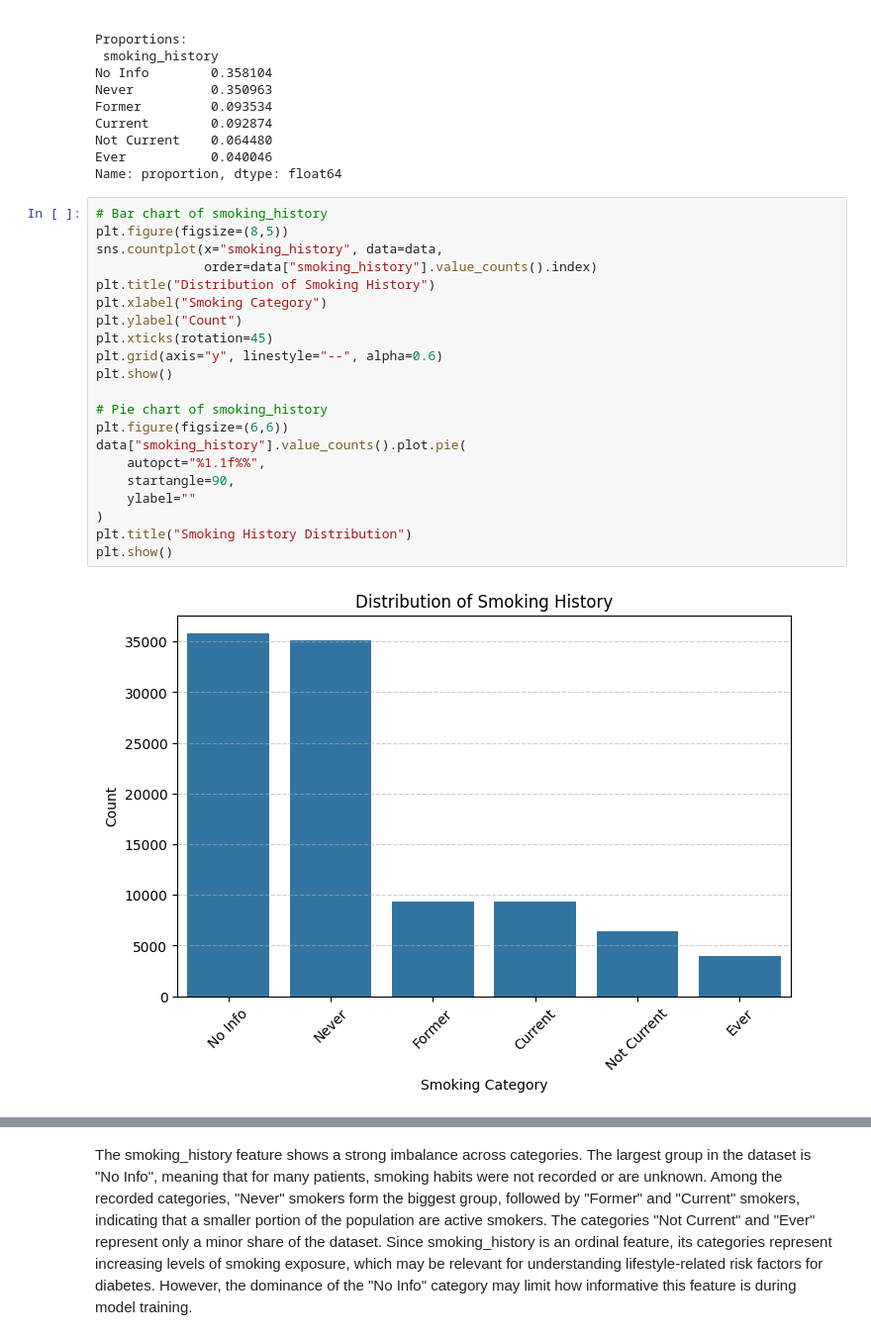
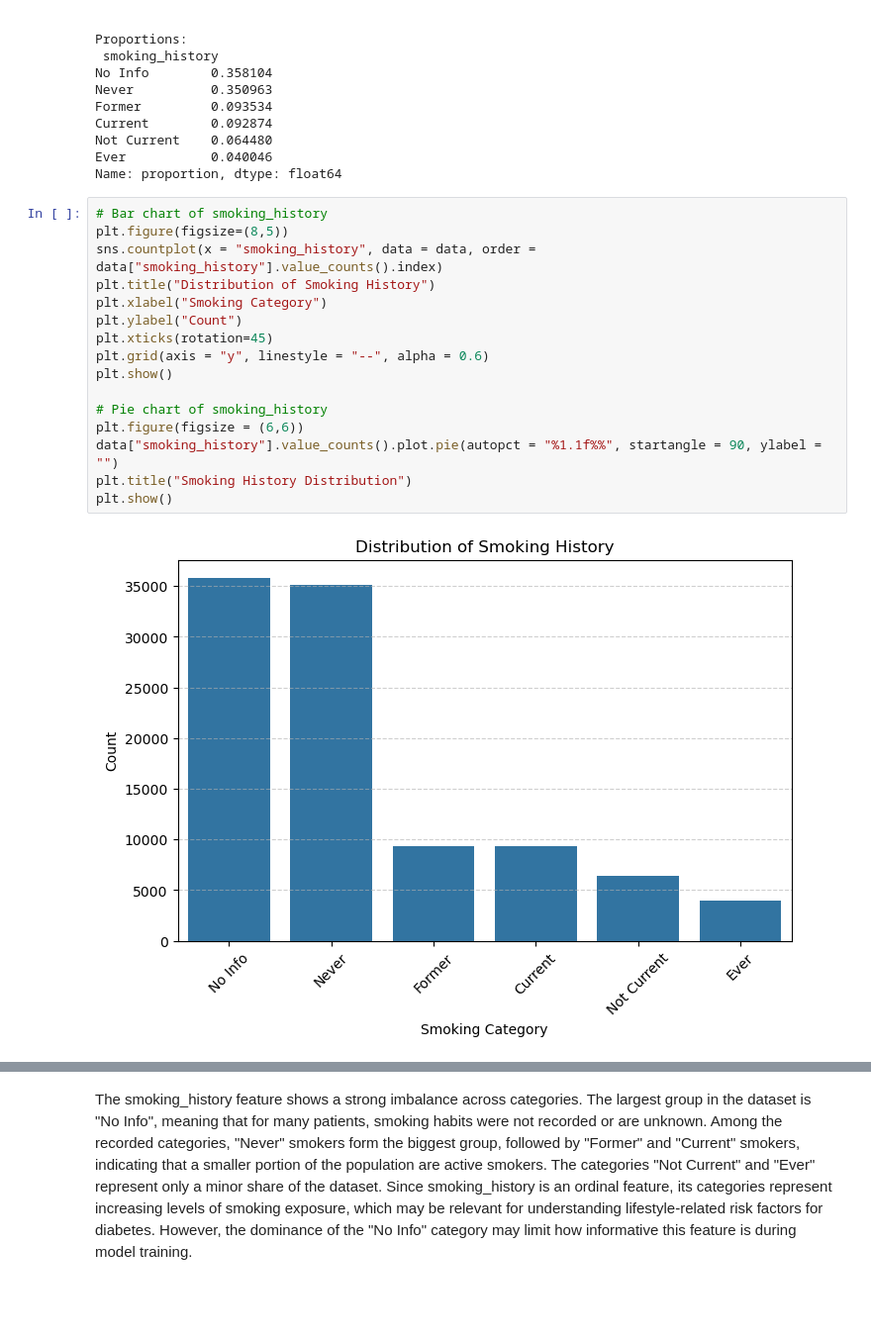
Before and after one commit to RefaelAharouni/Project_Machine_Learning_Refael_Venkatsai_Norbert_William, a Jupyter notebook: Project_Machine_Learning_Refael_Venkatsai_Norbert_William.ipynb, the cells around one changed output, grey strips where cells are left out. Shown at 99% size. Drawn from its saved outputs; the diff is of its cells as text; blank space fills up the shorter version.

```diff
--- a/Project_Machine_Learning_Refael_Venkatsai_Norbert_William.ipynb
+++ b/Project_Machine_Learning_Refael_Venkatsai_Norbert_William.ipynb
@@ -492,26 +492,21 @@ Name: proportion, dtype: float64
 # %%
 # Bar chart of smoking_history
 plt.figure(figsize=(8,5))
-sns.countplot(x="smoking_history", data=data,
-              order=data["smoking_history"].value_counts().index)
+sns.countplot(x = "smoking_history", data = data, order = data["smoking_history"].value_counts().index)
 plt.title("Distribution of Smoking History")
 plt.xlabel("Smoking Category")
 plt.ylabel("Count")
 plt.xticks(rotation=45)
-plt.grid(axis="y", linestyle="--", alpha=0.6)
+plt.grid(axis = "y", linestyle = "--", alpha = 0.6)
 plt.show()
 
 # Pie chart of smoking_history
-plt.figure(figsize=(6,6))
-data["smoking_history"].value_counts().plot.pie(
-    autopct="%1.1f%%",
-    startangle=90,
-    ylabel=""
-)
+plt.figure(figsize = (6,6))
+data["smoking_history"].value_counts().plot.pie(autopct = "%1.1f%%", startangle = 90, ylabel = "")
 plt.title("Smoking History Distribution")
 plt.show()
 # %% [output]
-[figure, old version]
+[figure, new version]
 [figure]
 # %% [markdown]
 The smoking_history feature shows a strong imbalance across categories. The largest group in the dataset is "No Info", meaning that for many patients, smoking habits were not recorded or are unknown. Among the recorded categories, "Never" smokers form the biggest group, followed by "Former" and "Current" smokers, indicating that a smaller portion of the population are active smokers. The categories "Not Current" and "Ever" represent only a minor share of the dataset. Since smoking_history is an ordinal feature, its categories represent increasing levels of smoking exposure, which may be relevant for understanding lifestyle-related risk factors for diabetes. However, the dominance of the "No Info" category may limit how informative this feature is during model training.
```
Also changed, not shown: parts of 106 cells of this notebook.
